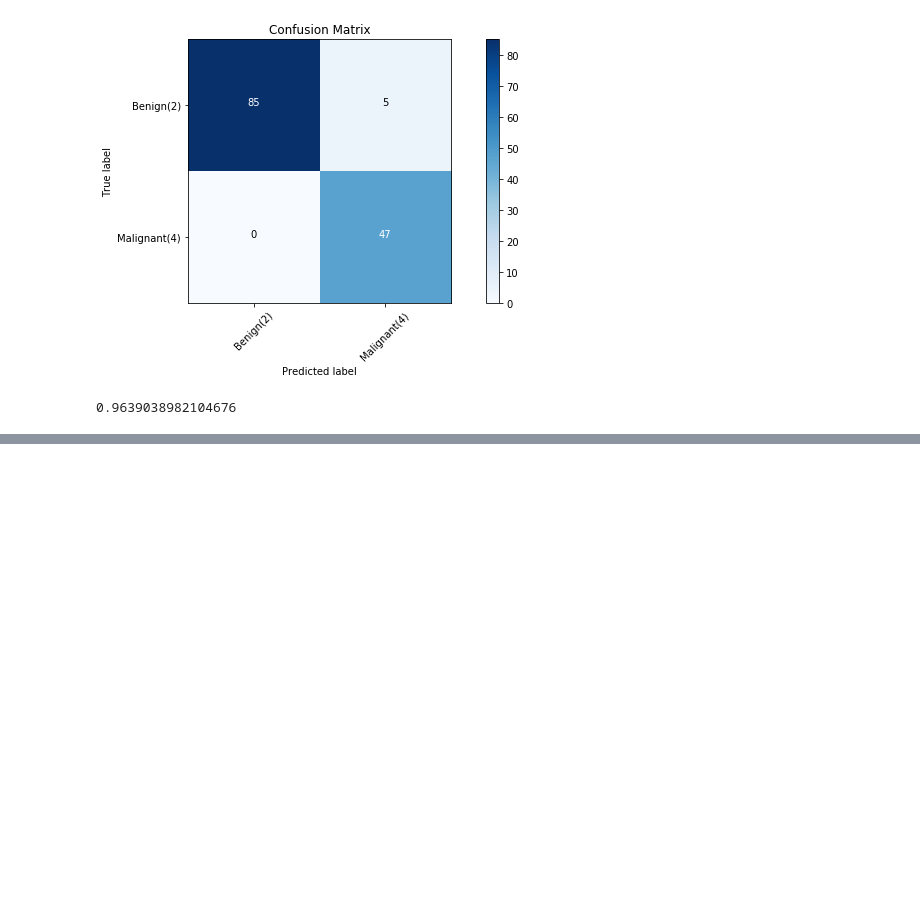
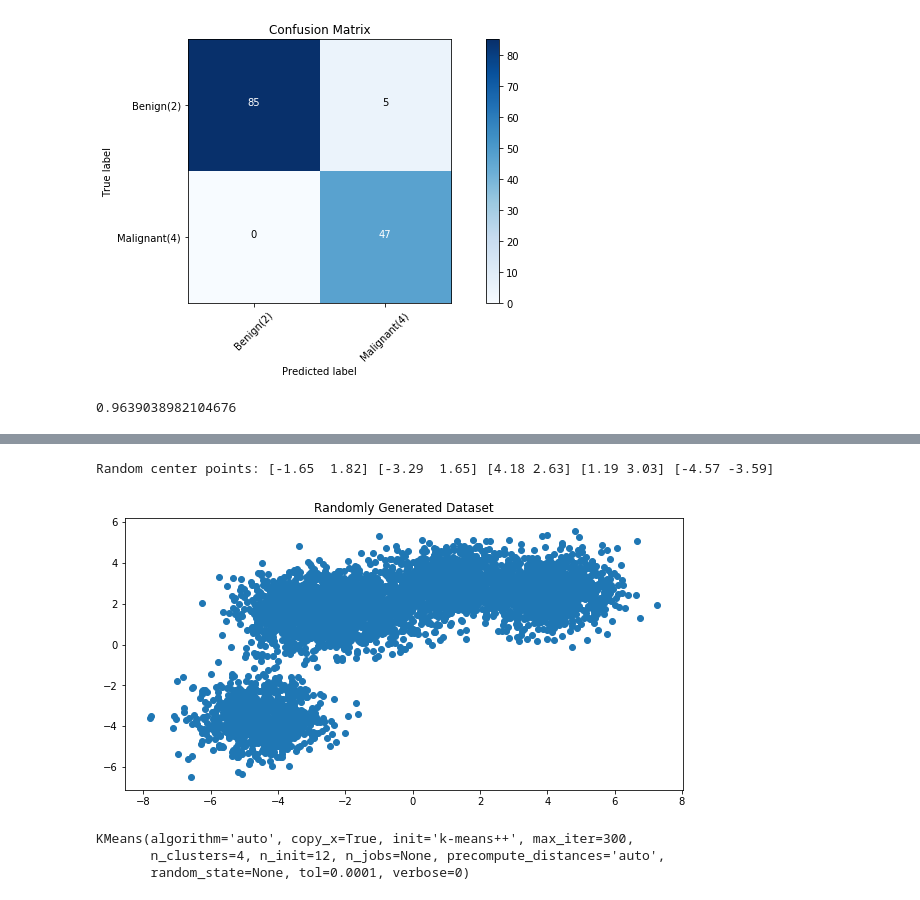
Before and after one commit to amypeniston/data-science-toolbox, a Jupyter notebook: Machine_Learning.ipynb, the cells around one changed output, grey strips where cells are left out. Saved outputs shown, nothing was run; the diff lists cells and outputs as text; code cells hidden in the pictures; blank space fills up the shorter version.

```diff
--- a/Machine_Learning.ipynb
+++ b/Machine_Learning.ipynb
@@ -760,0 +777,24 @@ Common types of clustering algorithms include:
+# %%
+# Create randomly generated dataset
+# np.random.seed(0) # Remove to use the same seed state
+n = 5
+pts = np.random.uniform(-5, 5, size=(n,2))
+print("Random center points:", *pts)
+center_pts = [[1,1], [-3,-1], [4, -2], [-1, 2]]
+X, y = make_blobs(n_samples=5000, centers=pts, cluster_std=0.9)
+
+# Visualize data
+plt.scatter(X[:,0], X[:,1])
+plt.title("Randomly Generated Dataset")
+plt.show()
+# %% [output]
+Random center points: [-1.65  1.82] [-3.29  1.65] [4.18 2.63] [1.19 3.03] [-4.57 -3.59]
+[figure, added]
+# %%
+# Set up & fit k-means with the feature matrix
+k_means = KMeans(init="k-means++", n_clusters=4, n_init=12)
+k_means.fit(X)
+# %% [output]
+KMeans(algorithm='auto', copy_x=True, init='k-means++', max_iter=300,
+       n_clusters=4, n_init=12, n_jobs=None, precompute_distances='auto',
+       random_state=None, tol=0.0001, verbose=0)
```
Also changed, not shown: parts of 4 cells of this notebook.
